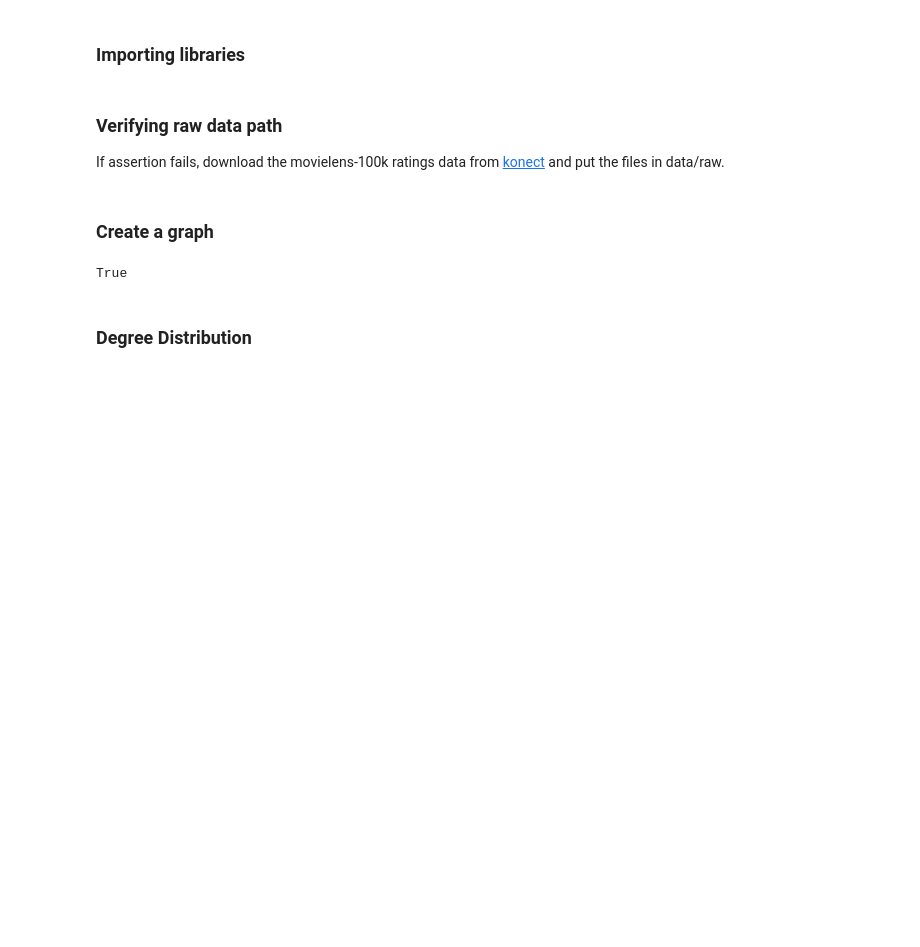
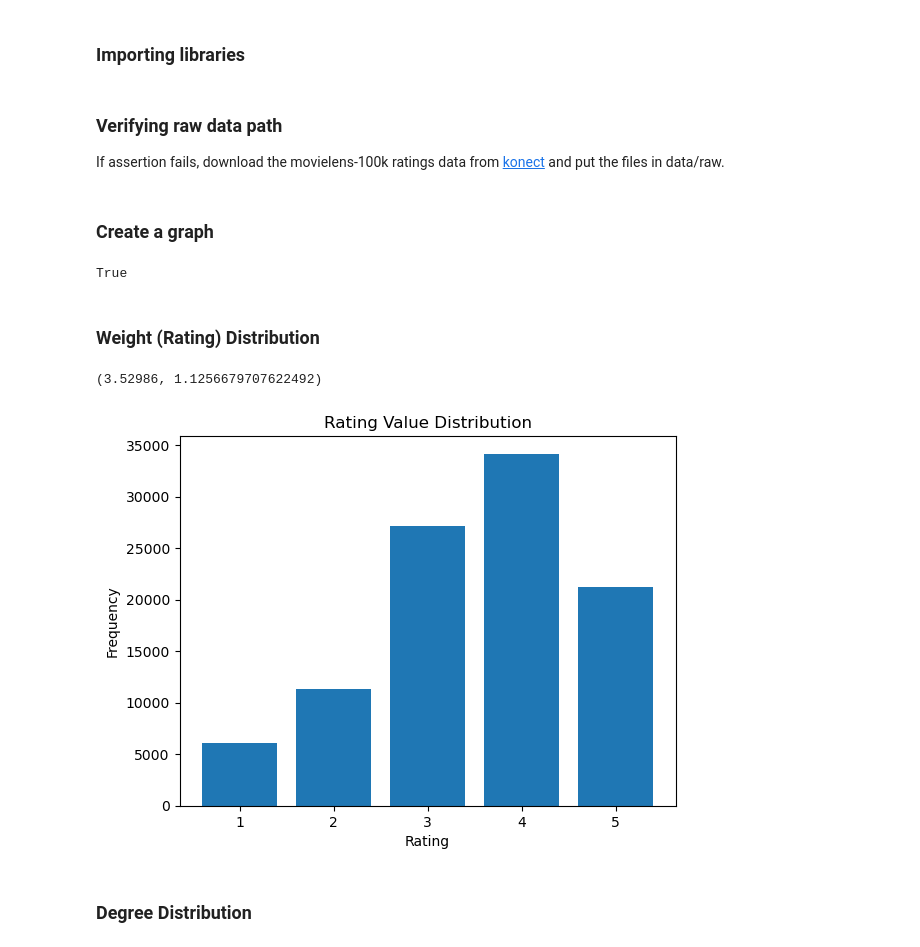
Before and after one commit to Christian-Weidemann/Movie-Mirror, a Jupyter notebook: project.ipynb, the cells around one changed output. Drawn from its saved outputs; the diff is of its cells as text; code cells hidden in the pictures; blank space fills up the shorter version.

Commit message:
Added weight distribution graph

```diff
--- a/project.ipynb
+++ b/project.ipynb
@@ -38,5 +37,18 @@ bipartite.basic.is_bipartite(G)
 # %% [output]
 True
+# %% [markdown]
+### Weight (Rating) Distribution
+# %%
+weights = list(edge[2]['weight'] for edge in G.edges(data=True))
+unique, count = np.unique(weights, return_counts=True)
+plt.bar(unique, count)
+plt.title("Rating Value Distribution")
+plt.xlabel("Rating")
+plt.ylabel("Frequency");
+np.mean(weights), np.std(weights)
+# %% [output]
+(3.52986, 1.1256679707622492)
+[figure, added]
 # %% [markdown]
 ### Degree Distribution
 # %%
```
Also changed, not shown: parts of 3 cells of this notebook.
